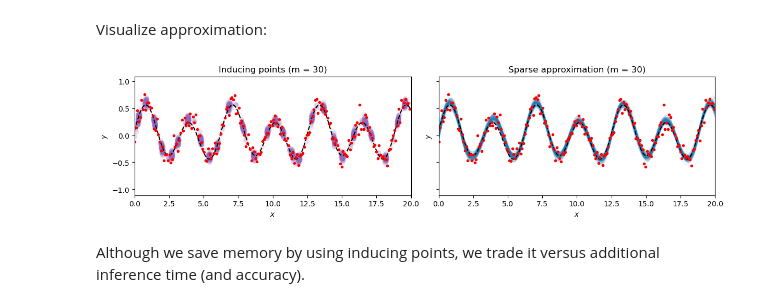
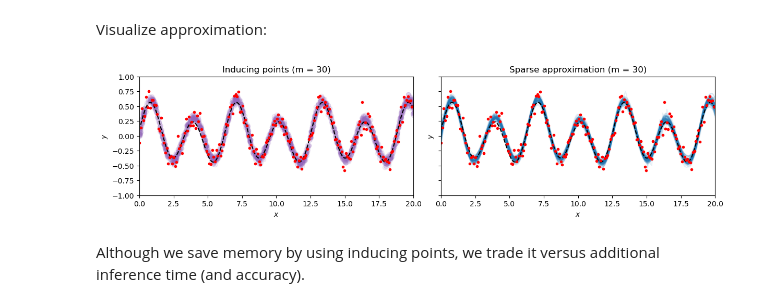
Before and after one commit to UncertaintyInComplexSystems/bamojax, a Jupyter notebook: bamojax/examples/bnp/sparse_gaussian_process_regression.ipynb, the cells around one changed output. Drawn from its saved outputs; the diff is of its cells as text; code cells hidden in the pictures.

```diff
--- a/bamojax/examples/bnp/sparse_gaussian_process_regression.ipynb
+++ b/bamojax/examples/bnp/sparse_gaussian_process_regression.ipynb
@@ -171,7 +172,7 @@ step_fns = dict(lengthscale=normal_random_walk,
                 u=elliptical_slice)
 
 step_fn_params = dict(lengthscale=dict(sigma=0.2),
-                      variance=dict(sigma=0.1),
+                      variance=dict(sigma=0.2),
                       obs_noise=dict(sigma=0.01),
                       z=dict(sigma=0.01*jnp.eye(m)),
                       u=dict(implied_mvn_prior=True, name='elliptical_slice'))
@@ -236,27 +234,28 @@ Visualize approximation:
 # %%
 _, axes = plt.subplots(nrows=1, ncols=2, figsize=(12, 3), sharex=True, sharey=True, constrained_layout=True)
 
 num_show = 100
 key, subkey = jrnd.split(key)
 inds = jrnd.randint(subkey, shape=(num_show,), minval=0, maxval=num_particles)
 
 for ix in inds:
     z_ix = final_state.particles['z'][ix].flatten()
     u_ix = final_state.particles['u'][ix].flatten()
     sorted_ix = jnp.argsort(z_ix)
     axes[0].plot(z_ix[sorted_ix], u_ix[sorted_ix], ls='None', marker='o', alpha=0.1, color='tab:purple')
     axes[1].plot(x.flatten(), f_pred[ix, :].flatten(), alpha=0.1, color='tab:blue')
 
 for ax in axes:
     ax.plot(x, f_true, color='k', ls='--', label=r'True $f$')
     ax.plot(x, y, 'r.', label='data')
     ax.set_xlabel(r'$x$')
     ax.set_ylabel(r'$y$')
     ax.set_xlim([0.0, 20.0])
+    ax.set_ylim([-1, 1])
 
 axes[0].set_title(f'Inducing points (m = {m})')
 axes[1].set_title(f'Sparse approximation (m = {m})');
 # %% [output]
-[figure, old version]
+[figure, new version]
 # %% [markdown]
 Although we save memory by using inducing points, we trade it versus additional inference time (and accuracy).
```
Also changed, not shown: parts of 8 cells of this notebook, 1 other file.
